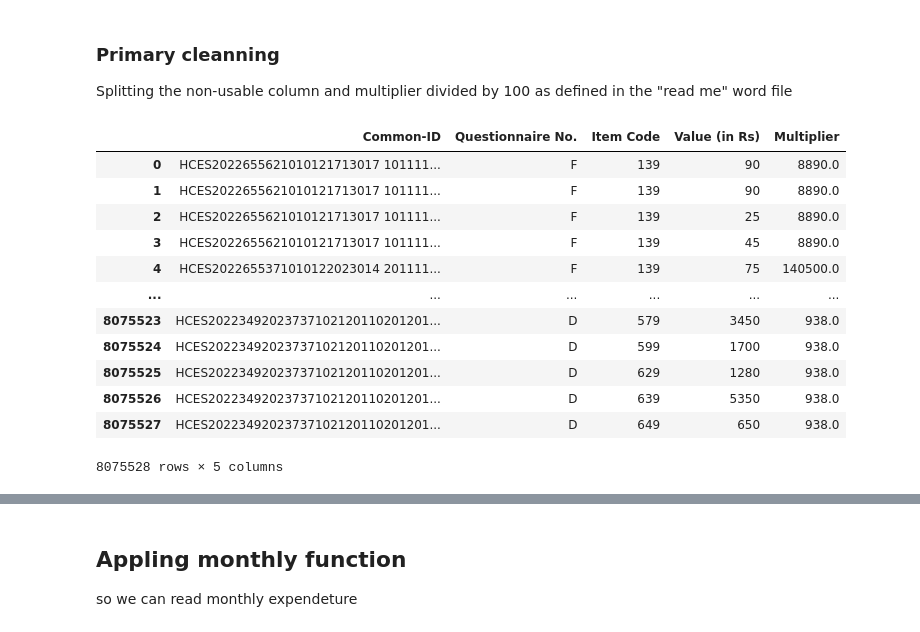
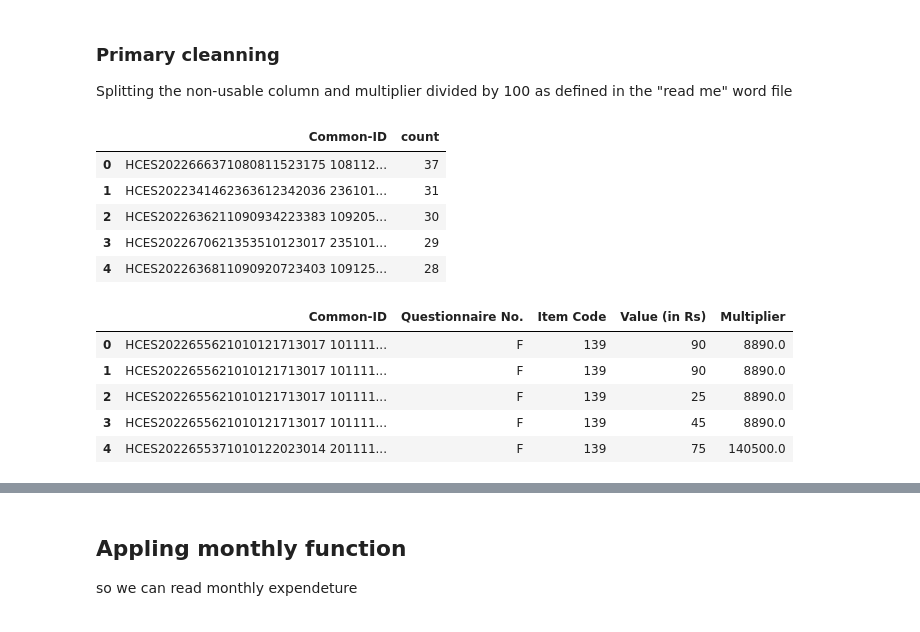
Before and after one commit to yogendrasinghyadav/Hces_data_persentage_trail, a Jupyter notebook: data.ipynb, the cells around one changed output, grey strips where cells are left out. Saved outputs shown, nothing was run; the diff lists cells and outputs as text; code cells hidden in the pictures.

```diff
--- a/data.ipynb
+++ b/data.ipynb
@@ -59,24 +62,28 @@ lvl_14.head(5)
 # %% [markdown]
 ### Primary cleanning
 Splitting the non-usable column and multiplier divided by 100 as defined in the "read me" word file
+# %%
+# for counting total number of members of a household
+lvl_2 = level_2.value_counts('Common-ID').to_frame().reset_index()
+lvl_2.head(5)
+# %% [output]
+|  | Common-ID | count |
+| 0 | HCES2022666371080811523175 108112... | 37 |
+| 1 | HCES2022341462363612342036 236101... | 31 |
+| 2 | HCES2022636211090934223383 109205... | 30 |
+| 3 | HCES2022670621353510123017 235101... | 29 |
+| 4 | HCES2022636811090920723403 109125... | 28 |
 # %%
 # Dropping level and Section from data frame (lvl_14)
 level_14 = lvl_14.drop(['Level','Section'],axis=1)
-level_14
+level_14.head(5)
 # %% [output]
 |  | Common-ID | Questionnaire No. | Item Code | Value (in Rs) | Multiplier |
 | 0 | HCES2022655621010121713017 101111... | F | 139 | 90 | 8890.0 |
 | 1 | HCES2022655621010121713017 101111... | F | 139 | 90 | 8890.0 |
 | 2 | HCES2022655621010121713017 101111... | F | 139 | 25 | 8890.0 |
 | 3 | HCES2022655621010121713017 101111... | F | 139 | 45 | 8890.0 |
 | 4 | HCES2022655371010122023014 201111... | F | 139 | 75 | 140500.0 |
-| ... | ... | ... | ... | ... | ... |
-| 8075523 | HCES20223492023737102120110201201... | D | 579 | 3450 | 938.0 |
-| 8075524 | HCES20223492023737102120110201201... | D | 599 | 1700 | 938.0 |
-| 8075525 | HCES20223492023737102120110201201... | D | 629 | 1280 | 938.0 |
-| 8075526 | HCES20223492023737102120110201201... | D | 639 | 5350 | 938.0 |
-| 8075527 | HCES20223492023737102120110201201... | D | 649 | 650 | 938.0 |
-8075528 rows × 5 columns
 # %%
 # As provided in "Read me" text dividing multiplier by 100
 level_14['Multiplier'] = level_14['Multiplier']/100
```
Also changed, not shown: parts of 27 cells of this notebook.
